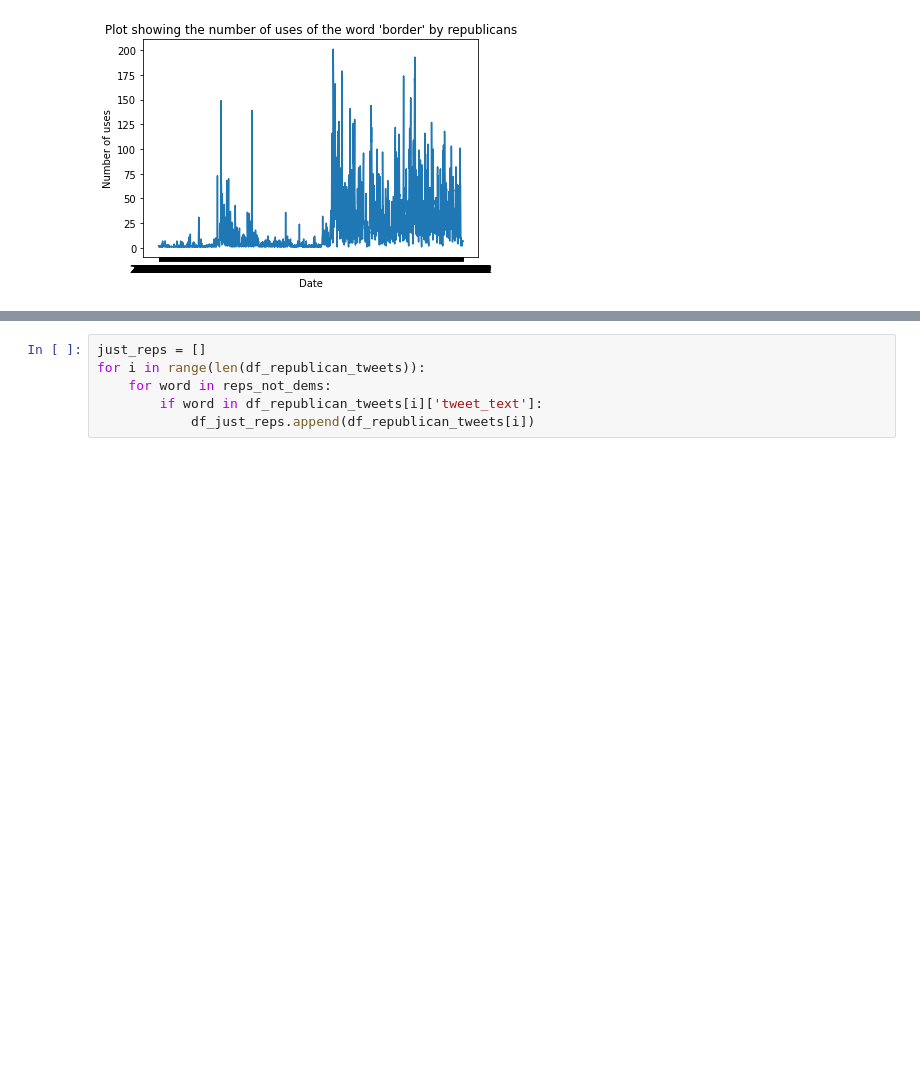
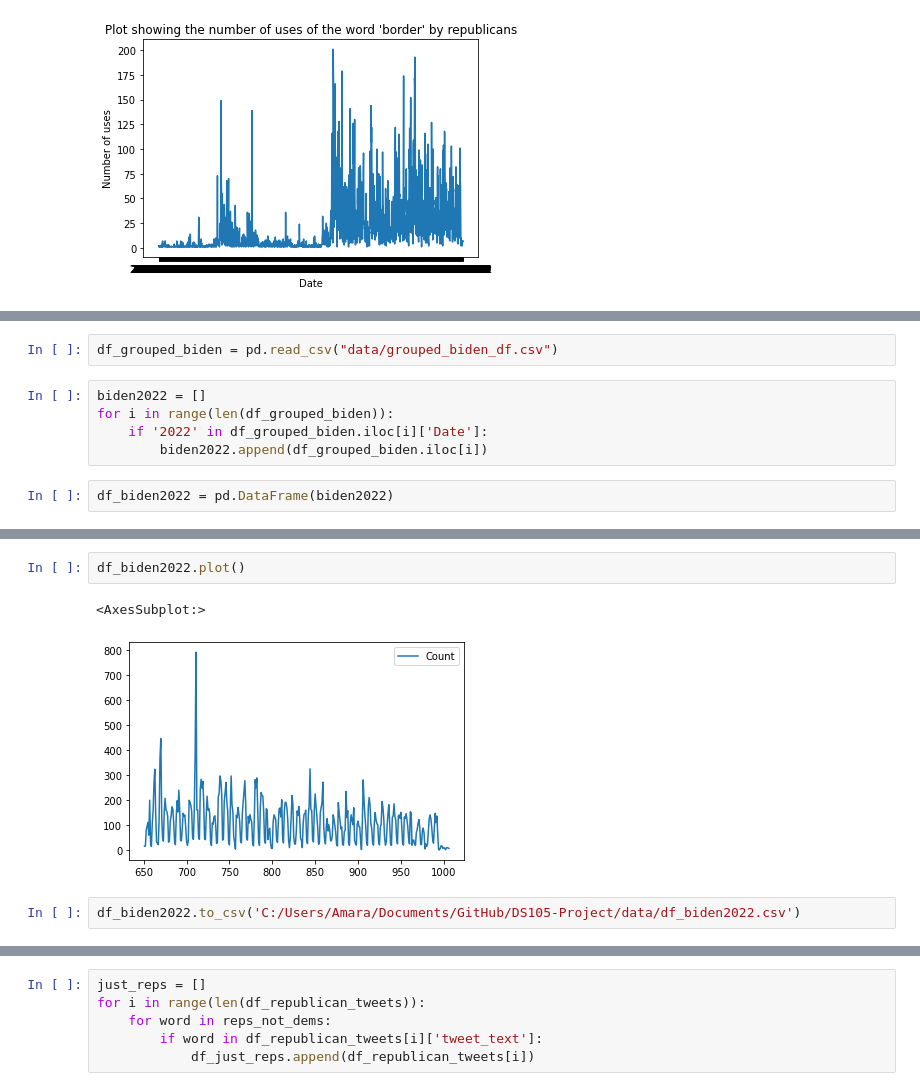
Before and after one commit to maiahalle/DS105-Project, a Jupyter notebook: Starting_over.ipynb, the cells around one changed output, grey strips where cells are left out. Cells and saved outputs as stored; diff of their text form; blank space fills up the shorter version.

Commit message:
Amara

```diff
--- a/Starting_over.ipynb
+++ b/Starting_over.ipynb
@@ -403,0 +523,9 @@ df_border_22_20.plot()
+# %%
+df_grouped_biden = pd.read_csv("data/grouped_biden_df.csv")
+# %%
+biden2022 = []
+for i in range(len(df_grouped_biden)):
+    if '2022' in df_grouped_biden.iloc[i]['Date']:
+        biden2022.append(df_grouped_biden.iloc[i])
+# %%
+df_biden2022 = pd.DataFrame(biden2022)
@@ -403,0 +548,7 @@ df_border_22_20.plot()
+# %%
+df_biden2022.plot()
+# %% [output]
+<AxesSubplot:>
+[figure, added]
+# %%
+df_biden2022.to_csv('C:/Users/Amara/Documents/GitHub/DS105-Project/data/df_biden2022.csv')
```
Also changed, not shown: parts of 65 cells of this notebook.
